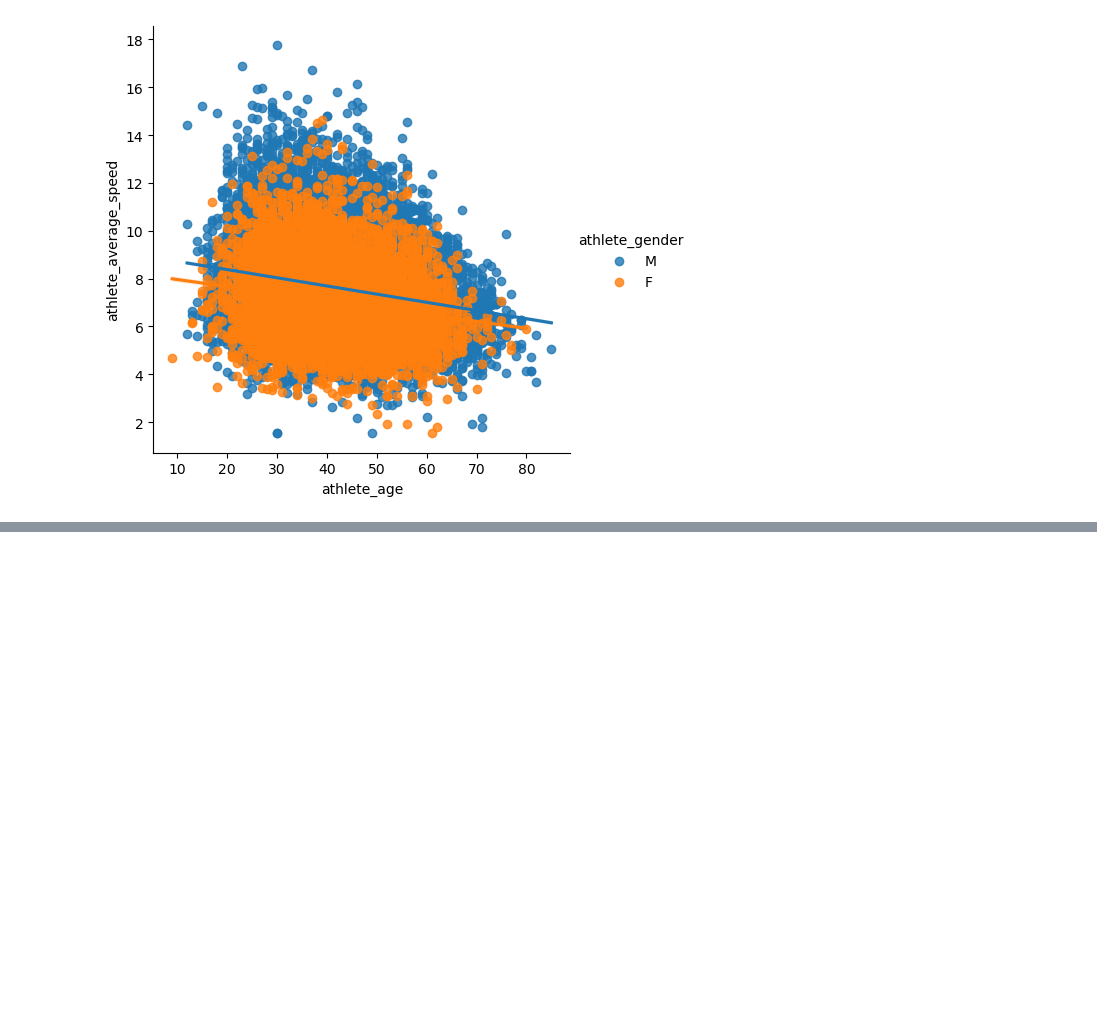
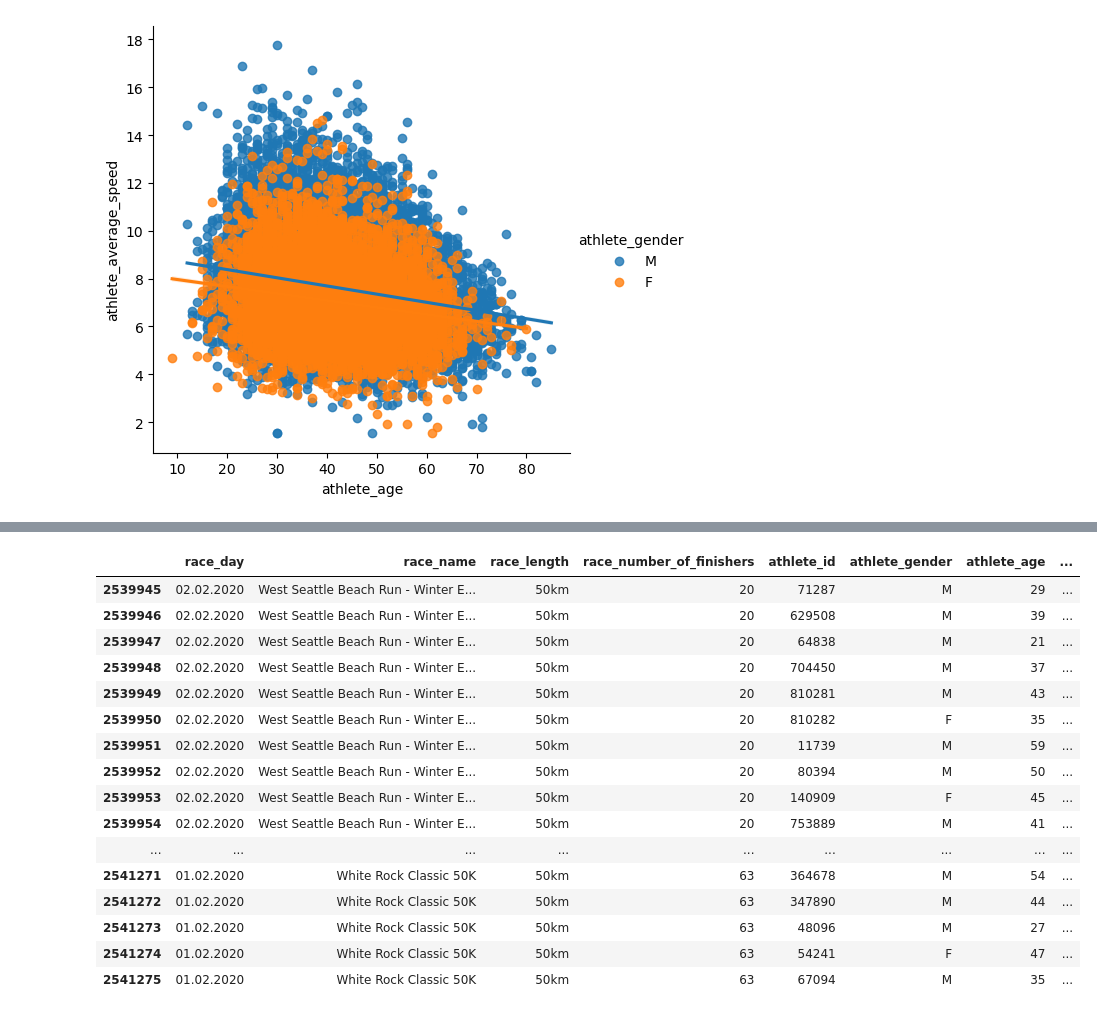
Before and after one commit to tomsclater/marathon-dataset, a Jupyter notebook: Data set - Marathons.ipynb, the cells around one changed output, grey strips where cells are left out. Cells and saved outputs as stored; diff of their text form; code cells hidden in the pictures; blank space fills up the shorter version.

```diff
--- a/Data set - Marathons.ipynb
+++ b/Data set - Marathons.ipynb
@@ -433,0 +497,24 @@ sns.lmplot(data=df3, x='athlete_age', y='athlete_average_speed', hue = 'athlete_
+# %%
+df3['race_month'] = df3['race_day'].str.split('.').str.get(1).astype(int)
+# %%
+df3['race_season'] = df3['race_month'].apply(lambda x: 'Winter' if x > 11 else 'Fall' if x > 8 else 'Summer' if x > 5 else 'Spring' if x > 2 else 'Winter')
+# %%
+df3.head(25)
+# %% [output]
+|  | race_day | race_name | race_length | race_number_of_finishers | athlete_id | athlete_gender | athlete_age | ... |
+| 2539945 | 02.02.2020 | West Seattle Beach Run - Winter E... | 50km | 20 | 71287 | M | 29 | ... |
+| 2539946 | 02.02.2020 | West Seattle Beach Run - Winter E... | 50km | 20 | 629508 | M | 39 | ... |
+| 2539947 | 02.02.2020 | West Seattle Beach Run - Winter E... | 50km | 20 | 64838 | M | 21 | ... |
+| 2539948 | 02.02.2020 | West Seattle Beach Run - Winter E... | 50km | 20 | 704450 | M | 37 | ... |
+| 2539949 | 02.02.2020 | West Seattle Beach Run - Winter E... | 50km | 20 | 810281 | M | 43 | ... |
+| 2539950 | 02.02.2020 | West Seattle Beach Run - Winter E... | 50km | 20 | 810282 | F | 35 | ... |
+| 2539951 | 02.02.2020 | West Seattle Beach Run - Winter E... | 50km | 20 | 11739 | M | 59 | ... |
+| 2539952 | 02.02.2020 | West Seattle Beach Run - Winter E... | 50km | 20 | 80394 | M | 50 | ... |
+| 2539953 | 02.02.2020 | West Seattle Beach Run - Winter E... | 50km | 20 | 140909 | F | 45 | ... |
+| 2539954 | 02.02.2020 | West Seattle Beach Run - Winter E... | 50km | 20 | 753889 | M | 41 | ... |
+| ... | ... | ... | ... | ... | ... | ... | ... | ... |
+| 2541271 | 01.02.2020 | White Rock Classic 50K | 50km | 63 | 364678 | M | 54 | ... |
+| 2541272 | 01.02.2020 | White Rock Classic 50K | 50km | 63 | 347890 | M | 44 | ... |
+| 2541273 | 01.02.2020 | White Rock Classic 50K | 50km | 63 | 48096 | M | 27 | ... |
+| 2541274 | 01.02.2020 | White Rock Classic 50K | 50km | 63 | 54241 | F | 47 | ... |
+| 2541275 | 01.02.2020 | White Rock Classic 50K | 50km | 63 | 67094 | M | 35 | ... |
```
Also changed, not shown: parts of 9 cells of this notebook.
